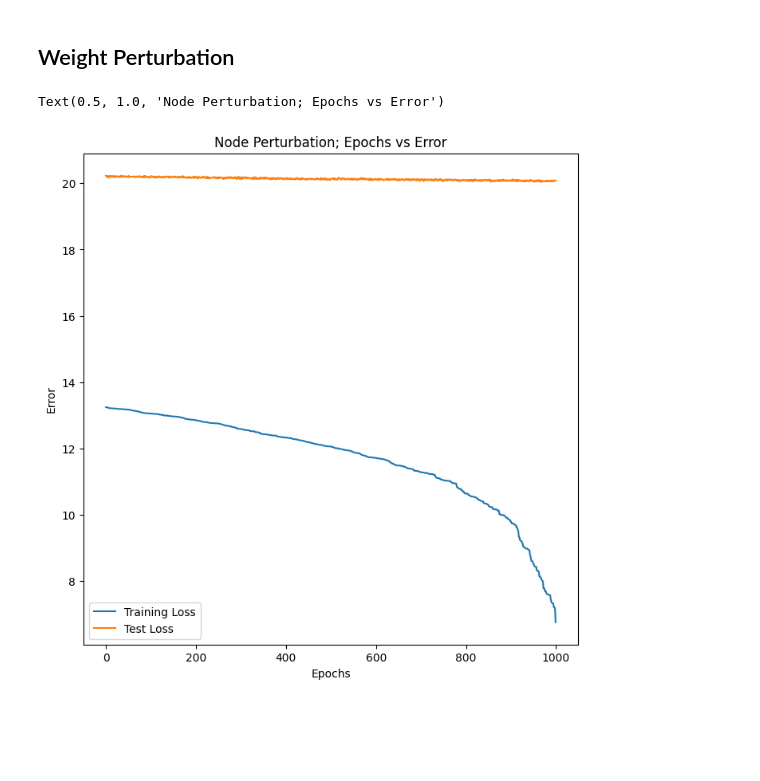
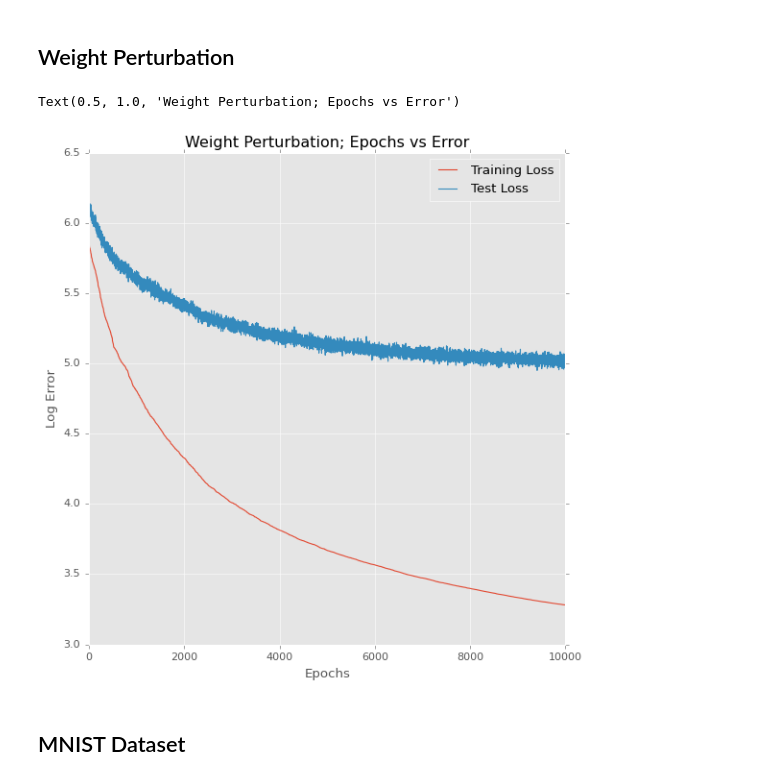
Before and after one commit to RubberNoodles/meta-MARL-neuronal-NN, a Jupyter notebook: fixed_policy.ipynb, the cells around one changed output. Cells and saved outputs as stored; diff of their text form; code cells hidden in the pictures; blank space fills up the shorter version.

Commit message:
MNIST WP NP SGD.

```diff
--- a/fixed_policy.ipynb
+++ b/fixed_policy.ipynb
@@ -38,7 +39,7 @@ class Net(nn.Module):
         return x
 
 
-net = Net()
+net_ts = Net()
 # %%
 wh_son = torch.normal(torch.zeros(Lh,Lx), torch.ones(Lh,Lx))
 wh_dad = torch.normal(torch.zeros(Lh,Lx), torch.ones(Lh,Lx))
@@ -142,26 +143,28 @@ errors = []
 test_errors = []
 testing = True
 
-x = np.random.normal(size = (Lx))
+N = 512
+x = np.random.normal(size = (N, Lx)) # In transposed form for
+target = relu(relu(x @ wh_dad.T)@ wy_dad.T)
+
+loss_fn = lambda A,B: np.mean(0.5*(A-B)**2)
 
 for epoch in epochs:
-  wy = wy_dad - wy_son
-  wh = wh_dad - wh_son
+  eta = 0.01
 
-  eta = 0.1
-
-  hidden_update, final_update, err = update_node_pert((wy_dad, wy_son, wh_dad, wh_son), x, eta, sigma = 1/(Lh * Ly))
+  hidden_update, final_update, err = update_node_pert((wy_son, wh_son), x, target, eta, sigma = 1/(N * Lh * Ly), loss_fn=loss_fn)
   # update_online(w,x, 1/(13+N))
 
   wh_son -= hidden_update
   wy_son -= final_update
 
   if testing:
-    x_test = np.random.normal(torch.zeros(1000, Lx), torch.ones(1000, Lx))
+    test_N = 1024
+    x_test = np.random.normal(np.zeros((test_N, Lx)), np.ones((test_N, Lx)))
 
     test_target = (wy_dad @ relu(wh_dad @ x_test.T)).T
     test_output = (wy_son @ relu(wh_son @ x_test.T)).T
-    test_loss = 0.5 * np.linalg.norm(test_output - test_target)**2
+    test_loss = loss_fn(test_output, test_target)
     test_errors.append(float(np.log(test_loss)))
 
   errors.append(np.log(err))
@@ -172,7 +175,7 @@ if testing:
     plt.plot(epochs, test_errors, label = "Test Loss")
 plt.legend()
 plt.xlabel("Epochs")
-plt.ylabel("Error")
+plt.ylabel("Log Error")
 plt.title("Node Perturbation; Epochs vs Error")
 # %% [output]
 Text(0.5, 1.0, 'Node Perturbation; Epochs vs Error')
@@ -217,41 +224,45 @@ def update_weight_pert(weights, x, eta,sigma):
 # Weight Perturbation
 
 errors = []
 test_errors = []
 testing = True
 
-x = np.random.normal(size = (Lx))
+
+N = 512
+x = np.random.normal(size = (N, Lx))
+target = relu(relu(x @ wh_dad.T)@ wy_dad.T)
+
+loss_fn = lambda A,B: np.mean(0.5*(A-B)**2)
 
 for epoch in epochs:
-  wy = wy_dad - wy_son
-  wh = wh_dad - wh_son
-
   eta = 0.1
 
-  hidden_update, final_update, err = update_weight_pert((wy_dad, wy_son, wh_dad, wh_son), x, eta, sigma = 1/(Lh * Ly))
-  # update_online(w,x, 1/(13+N))
+  hidden_update, final_update, err = update_weight_pert((wy_son, wh_son), x, target, eta, sigma = 1/(Lh * Ly), loss_fn = loss_fn)
 
   wh_son -= hidden_update
   wy_son -= final_update
 
   if testing:
-    x_test = np.random.normal(torch.zeros(1000,Lx), torch.ones(1000,Lx))
+    test_N = 1024
+    x_test = np.random.normal(np.zeros((test_N,Lx)), np.ones((test_N,Lx)))
 
     test_target = (wy_dad @ relu(wh_dad @ x_test.T)).T
     test_output = (wy_son @ relu(wh_son @ x_test.T)).T
-    test_loss = 0.5 * np.linalg.norm(test_output - test_target)**2
+    test_loss = loss_fn(test_output, test_target)
     test_errors.append(float(np.log(test_loss)))
 
   errors.append(np.log(err))
 
 plt.figure(figsize = (8,8))
 plt.plot(epochs, errors, label = "Training Loss")
 if testing:
     plt.plot(epochs, test_errors, label = "Test Loss")
 plt.legend()
 plt.xlabel("Epochs")
-plt.ylabel("Error")
+plt.ylabel("Log Error")
 plt.title("Weight Perturbation; Epochs vs Error")
 # %% [output]
-Text(0.5, 1.0, 'Node Perturbation; Epochs vs Error')
+Text(0.5, 1.0, 'Weight Perturbation; Epochs vs Error')
-[figure, old version]
+[figure, new version]
+# %% [markdown]
+## MNIST Dataset
```
Also changed, not shown: parts of 17 cells of this notebook, 5 other files.
